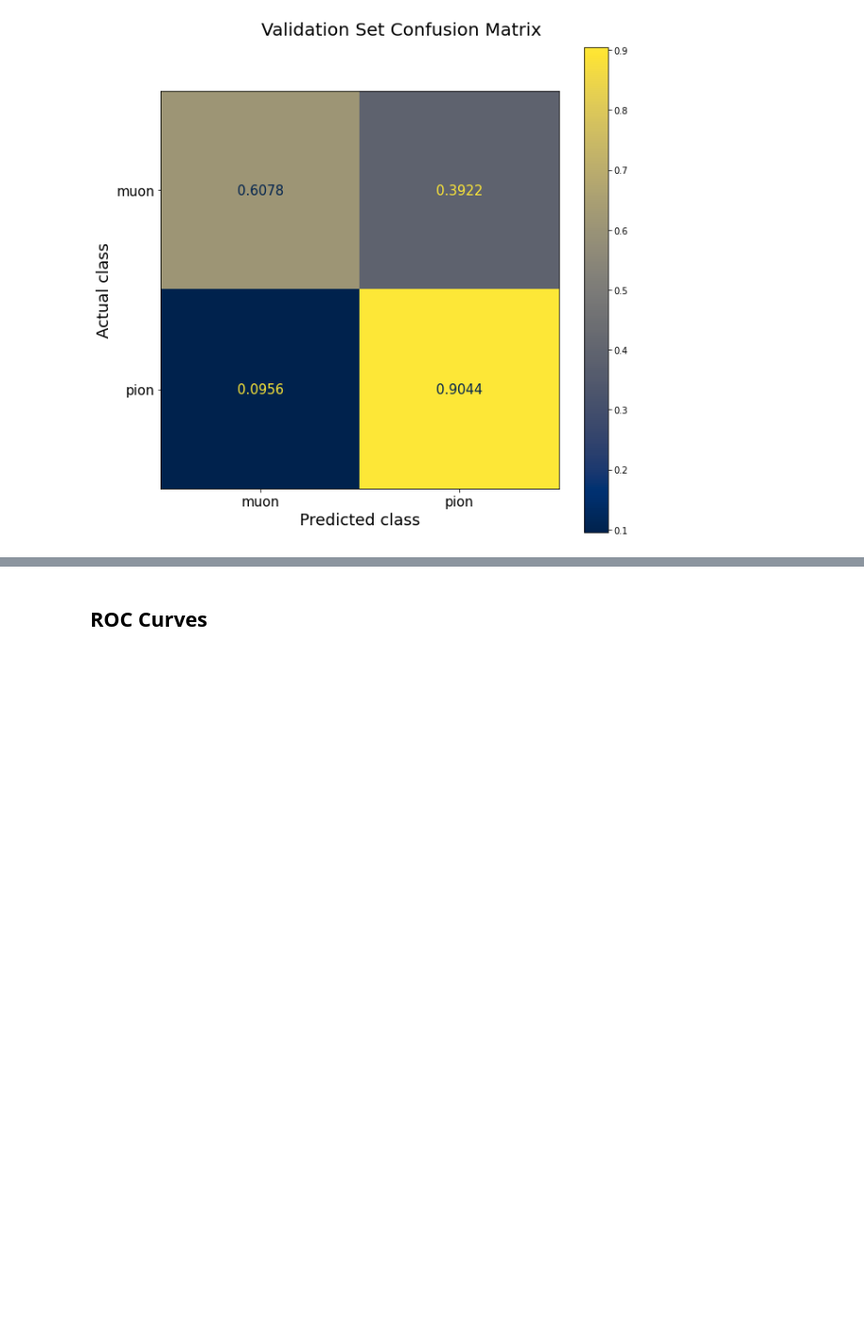
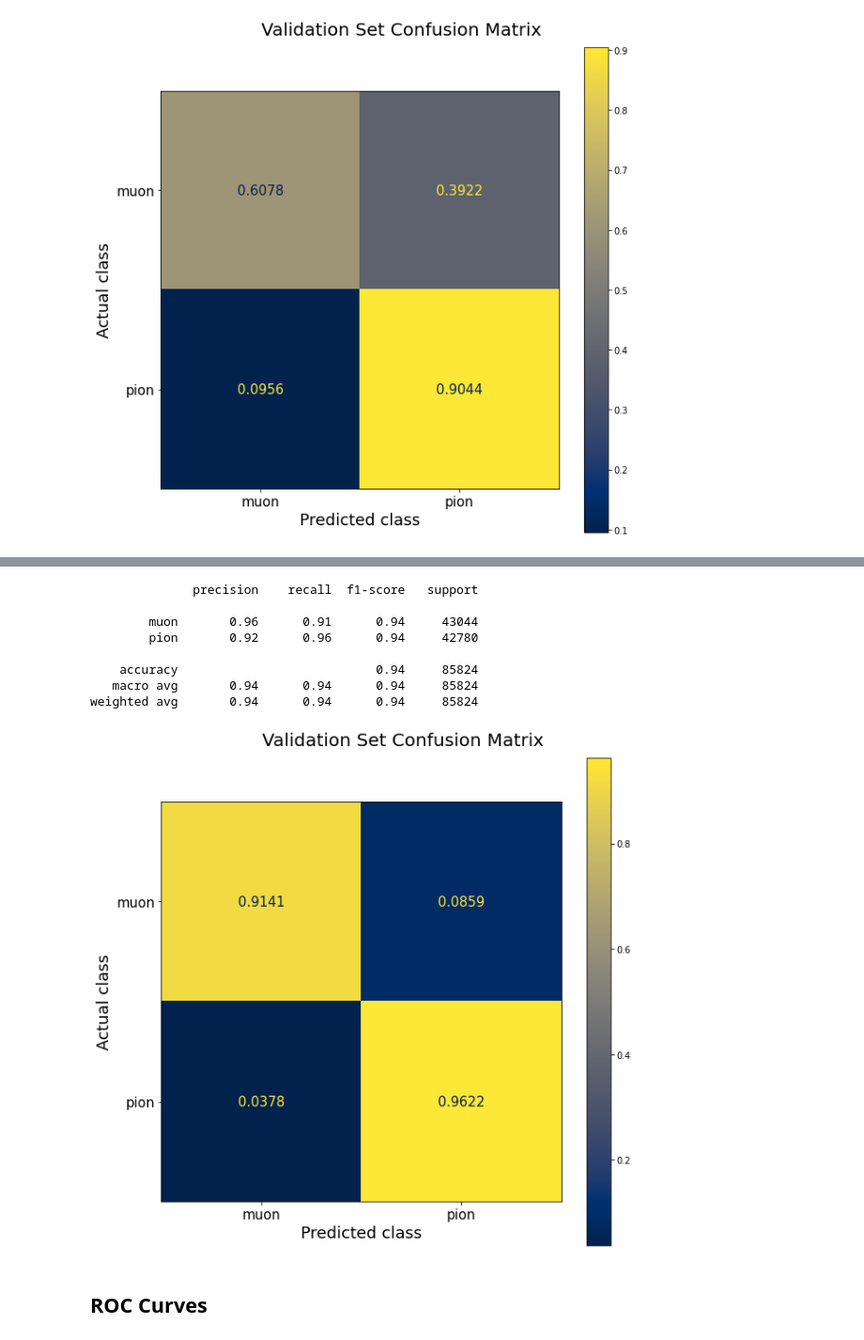
Before and after one commit to TRIUMF-Capstone2022/richai, a Jupyter notebook: notebooks/DGCNN metrics.ipynb, the cells around one changed output, grey strips where cells are left out. Shown at 94% size. Saved outputs shown, nothing was run; the diff lists cells and outputs as text; code cells hidden in the pictures; blank space fills up the shorter version.

```diff
--- a/notebooks/DGCNN metrics.ipynb
+++ b/notebooks/DGCNN metrics.ipynb
@@ -135,3 +179,15 @@ weighted avg       0.78      0.76      0.75     85824
+# %%
+show_results("saved_models/dgcnn_k8_delta030_momentum_radius.csv")
+# %% [output]
+              precision    recall  f1-score   support
+
+        muon       0.96      0.91      0.94     43044
+        pion       0.92      0.96      0.94     42780
+
+    accuracy                           0.94     85824
+   macro avg       0.94      0.94      0.94     85824
+weighted avg       0.94      0.94      0.94     85824
+[figure, added]
 # %% [markdown]
 ## ROC Curves
 # %%
```
Also changed, not shown: parts of 11 cells of this notebook.
